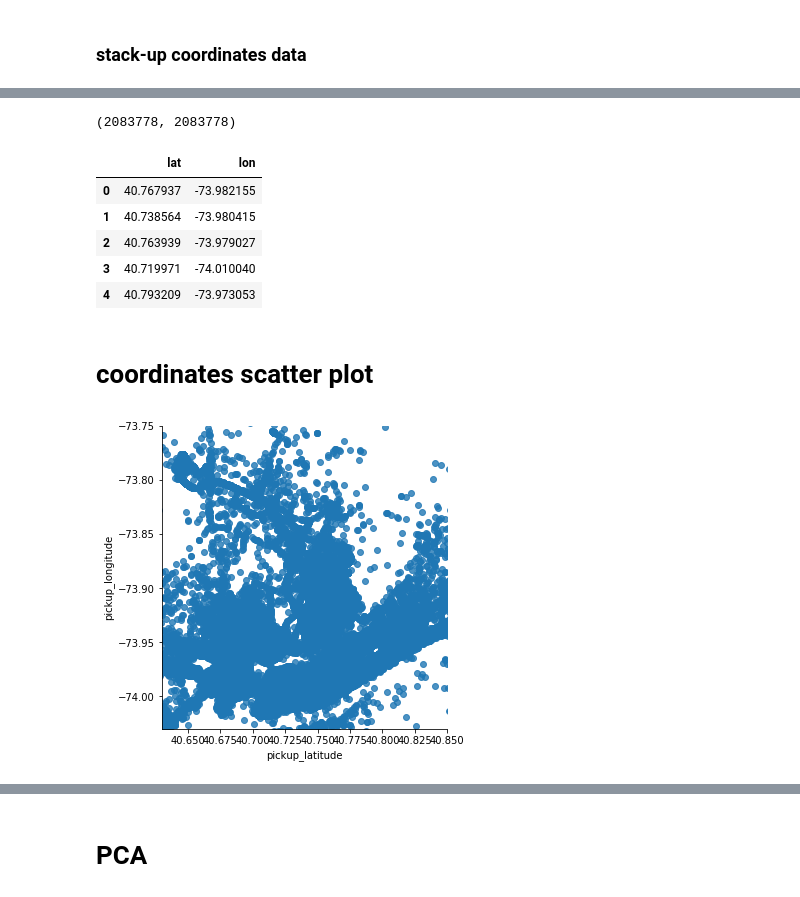
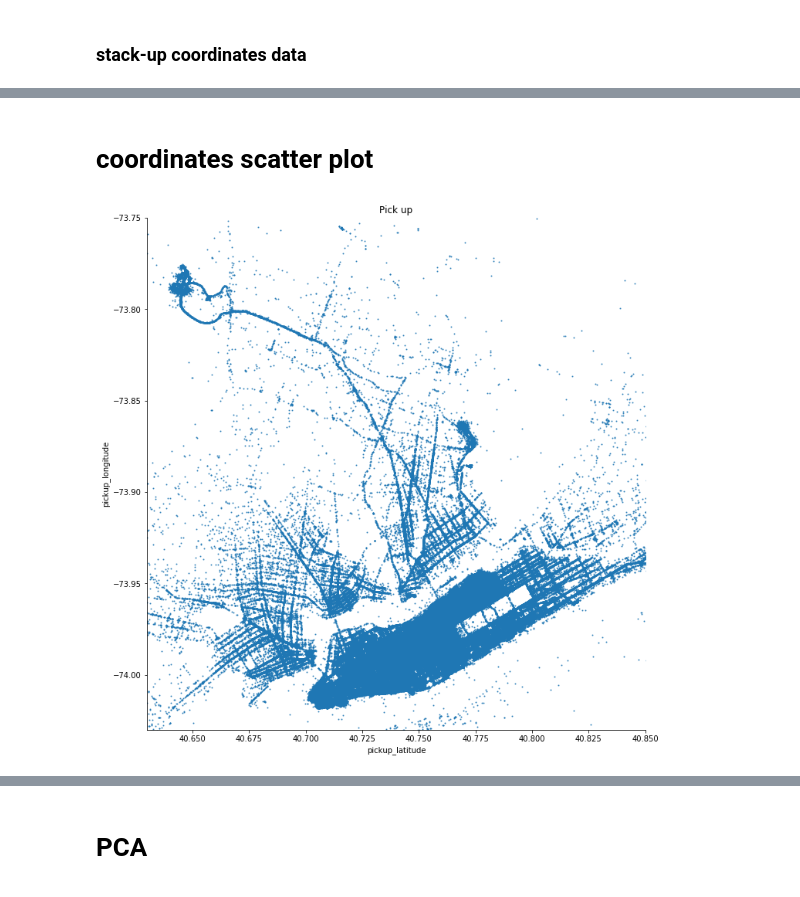
Before and after one commit to jungi21cc/taxi, a Jupyter notebook: JK/taxi_V5.0.ipynb, the cells around one changed output, grey strips where cells are left out. Saved outputs shown, nothing was run; the diff lists cells and outputs as text; code cells hidden in the pictures.

```diff
--- a/JK/taxi_V5.0.ipynb
+++ b/JK/taxi_V5.0.ipynb
@@ -334,0 +428,6 @@ trs[2]
+# %%
+new2 = pd.DataFrame(['2016-August-01', '2016-Dec-01'], columns=['date'])
+new1 = new1.append(new2, ignore_index=True).dropna()
+# %%
+new1['date'] = pd.to_datetime(new1['date'])
+new1
@@ -334,0 +452,2 @@ trs[2]
+# %%
+(train.pickup_datetime.apply(lambda x : x.date()) == new1.date.sort_index(inplace=True)).sum()
@@ -335,3 +456,6 @@ trs[2]
+# %%
+train['weather'] = 1 * (train.pickup_datetime == new1.date())
+test['weather'] = 1 * (test.pickup_datetime == new1.date())
 # %% [markdown]
 # 1.2.b Distance between pickup and dropoff location
 # %% [markdown]
@@ -474,4 +584,0 @@ coord_pick.head()
-# %%
-len(coord_pick_lat), len(coord_lat)
-# %% [output]
-(2083778, 2083778)
@@ -483,11 +585,2 @@ coord_all1.columns = ['lat', 'lon']
-# %%
-coord_all1.head()
-# %% [output]
-|  | lat | lon |
-| 0 | 40.767937 | -73.982155 |
-| 1 | 40.738564 | -73.980415 |
-| 2 | 40.763939 | -73.979027 |
-| 3 | 40.719971 | -74.010040 |
-| 4 | 40.793209 | -73.973053 |
 # %% [markdown]
 # coordinates scatter plot
@@ -494,7 +591,8 @@ coord_all1.head()
 # %%
-sns.lmplot(x='pickup_latitude', y='pickup_longitude', data=coord_pick, fit_reg=False)
+sns.lmplot(x='pickup_latitude', y='pickup_longitude', data=coord_pick, fit_reg=False, scatter_kws={"s": 1}, size=10)
 plt.ylim(city_lon_border)
 plt.xlim(city_lat_border)
+plt.title('Pick up')
 plt.show()
 # %% [output]
-[figure, old version]
+[figure, new version]
```
Also changed, not shown: parts of 59 cells of this notebook.
